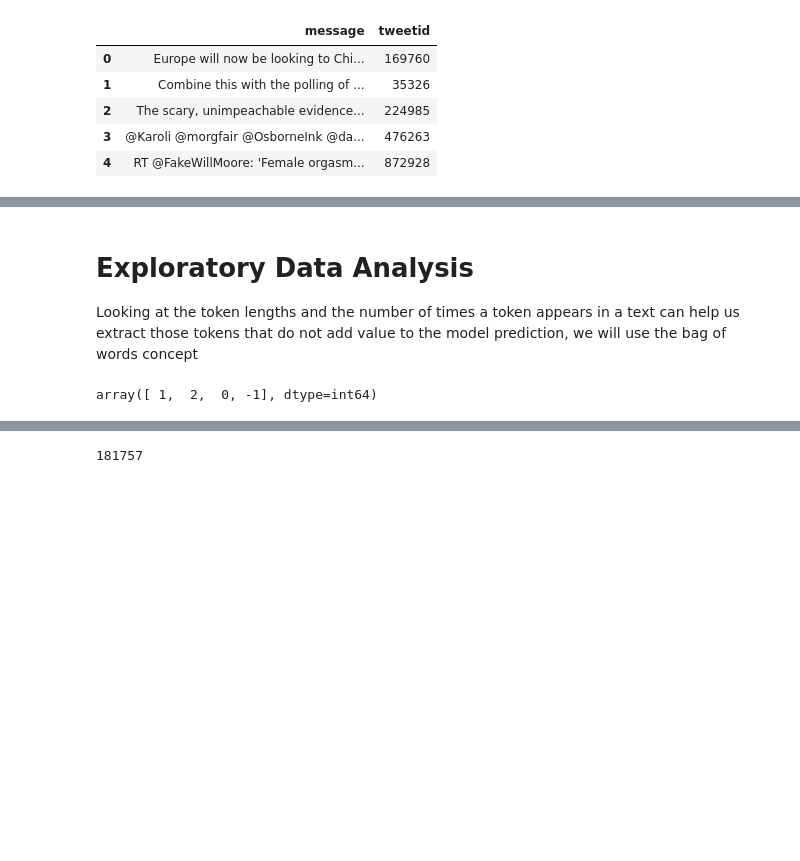
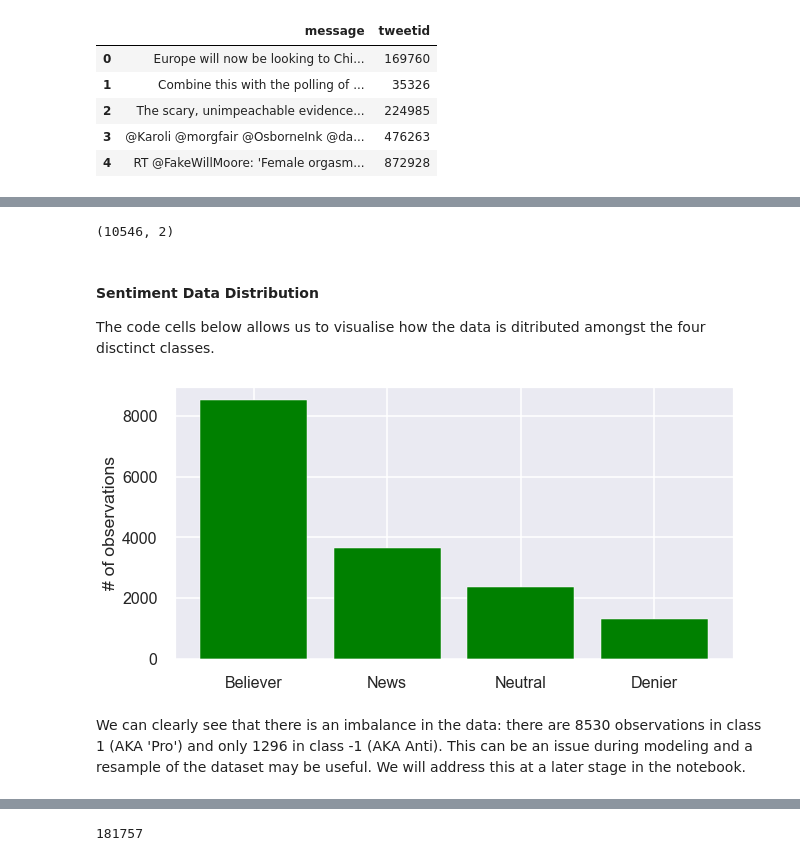
Before and after one commit to MafikengZ/NLP-Tweet-Sentiment-Ananlysis, a Jupyter notebook: Model.ipynb, the cells around one changed output, grey strips where cells are left out. Drawn from its saved outputs; the diff is of its cells as text; code cells hidden in the pictures; blank space fills up the shorter version.

Commit message:
Markdowns and a few graphs

```diff
--- a/Model.ipynb
+++ b/Model.ipynb
@@ -448,4 +168,0 @@ The model seems to perfom really bad with the use of polarity and subjectivity,
-# %% [markdown]
-# Exploratory Data Analysis
-
-Looking at the token lengths and the number of times a token appears in a text can help us extract those tokens that do not add value to the model prediction, we will use the bag of words concept
@@ -463,5 +169,21 @@ def bag_of_words_count(words, word_dict={}):
-# %%
-type_labels = processed_df_train.sentiment.unique()
-type_labels
-# %% [output]
-array([ 1,  2,  0, -1], dtype=int64)
+# %%
+df_test.shape
+# %% [output]
+(10546, 2)
+# %% [markdown]
+#### Sentiment Data Distribution
+
+The code cells below allows us to visualise how the data is ditributed amongst the four disctinct classes.
+# %%
+labels = ['Believer', 'News', 'Neutral', 'Denier']
+
+# Get all possible labels
+plt.figure(figsize=(10,5))
+plt.bar(labels,df_train['sentiment'].value_counts() ,color='green')
+plt.xticks(labels,  ['Believer', 'News', 'Neutral', 'Denier']  )
+plt.ylabel("# of observations")
+plt.show()
+# %% [output]
+[figure, added]
+# %% [markdown]
+We can clearly see that there is an imbalance in the data: there are 8530 observations in class 1 (AKA 'Pro') and only 1296 in class -1 (AKA Anti). This can be an issue during modeling and a resample of the dataset may be useful. We will address this at a later stage in the notebook.
```
Also changed, not shown: parts of 175 cells of this notebook.
